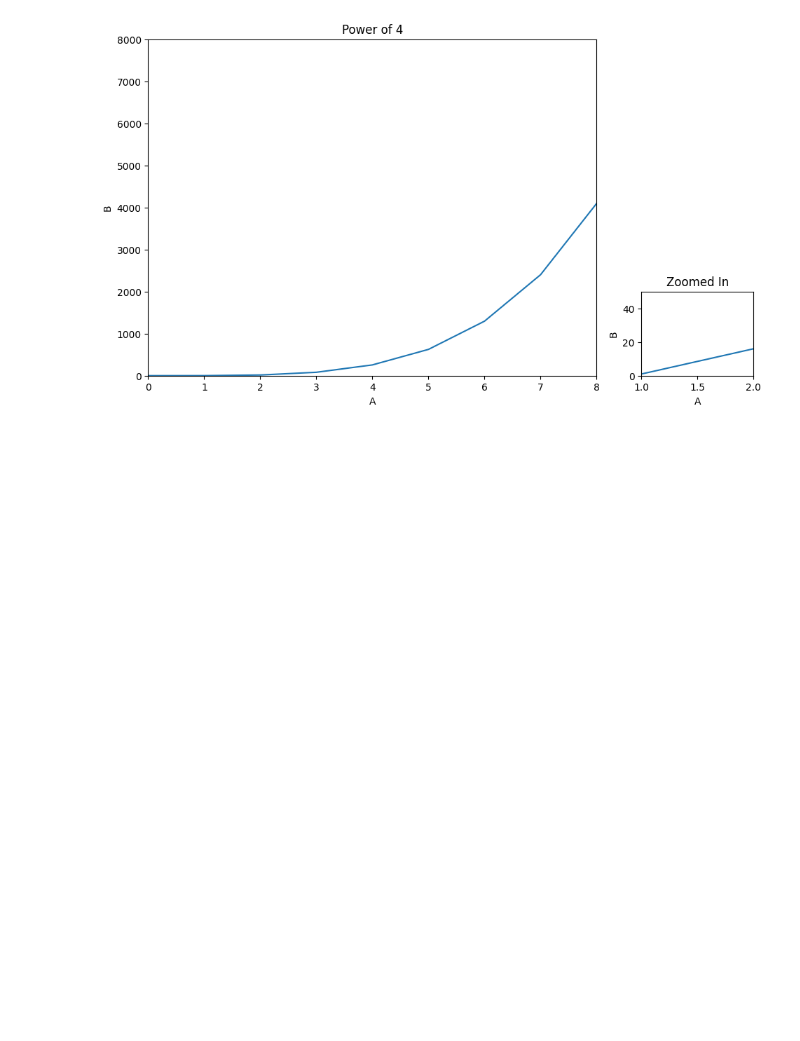
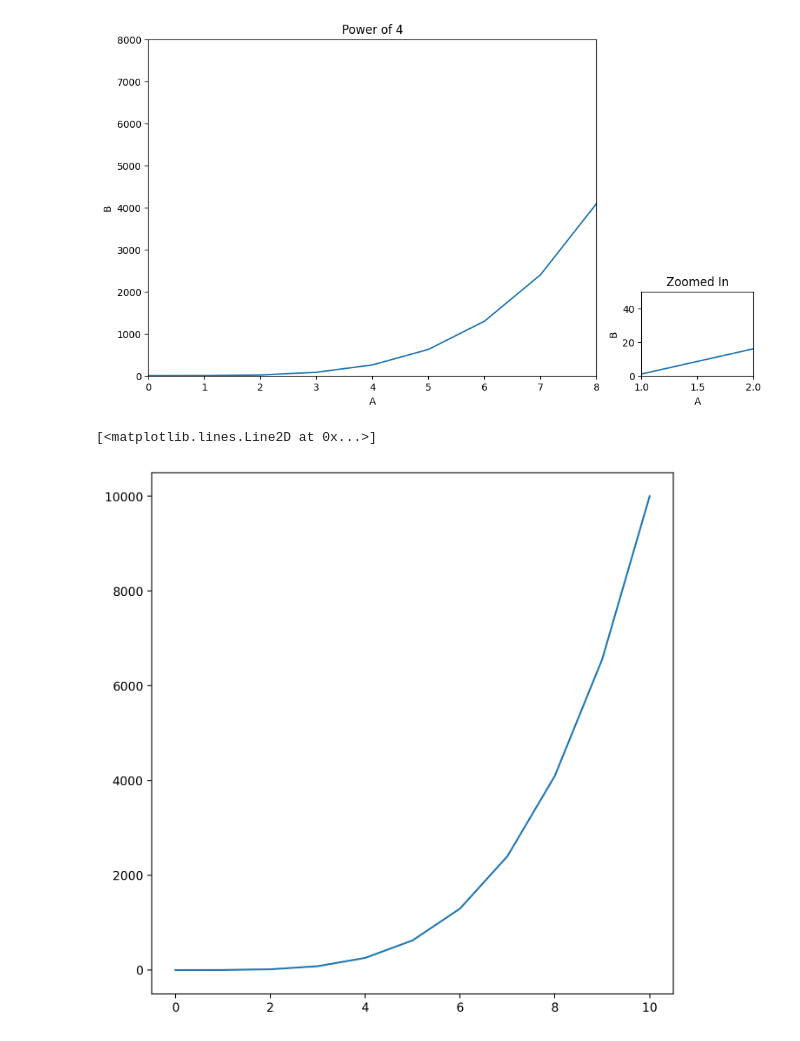
Before and after one commit to Anurag-Warthi/Data-Science-Machine-Learning, a Jupyter notebook: Data Science/01-DS_Libraries/Matplotlib.ipynb, the cells around one changed output. Saved outputs shown, nothing was run; the diff lists cells and outputs as text; code cells hidden in the pictures; blank space fills up the shorter version.

Commit message:
New commit to matplotlib file

```diff
--- a/Data Science/01-DS_Libraries/Matplotlib.ipynb
+++ b/Data Science/01-DS_Libraries/Matplotlib.ipynb
@@ -208,3 +208,13 @@ axes2.set_ylabel("B")
 axes2.set_title('Zoomed In');
 # %% [output]
 [figure]
+# %%
+# dpi is used for clarity. higher the dpi value, more is the clarity
+fig = plt.figure(figsize=(6, 6), dpi=200)
+
+axes1 = fig.add_axes([0, 0, 1, 1])
+
+axes1.plot(a, b)
+# %% [output]
+[<matplotlib.lines.Line2D at 0x...>]
+[figure, added]
```
Also changed, not shown: 1 other file.
